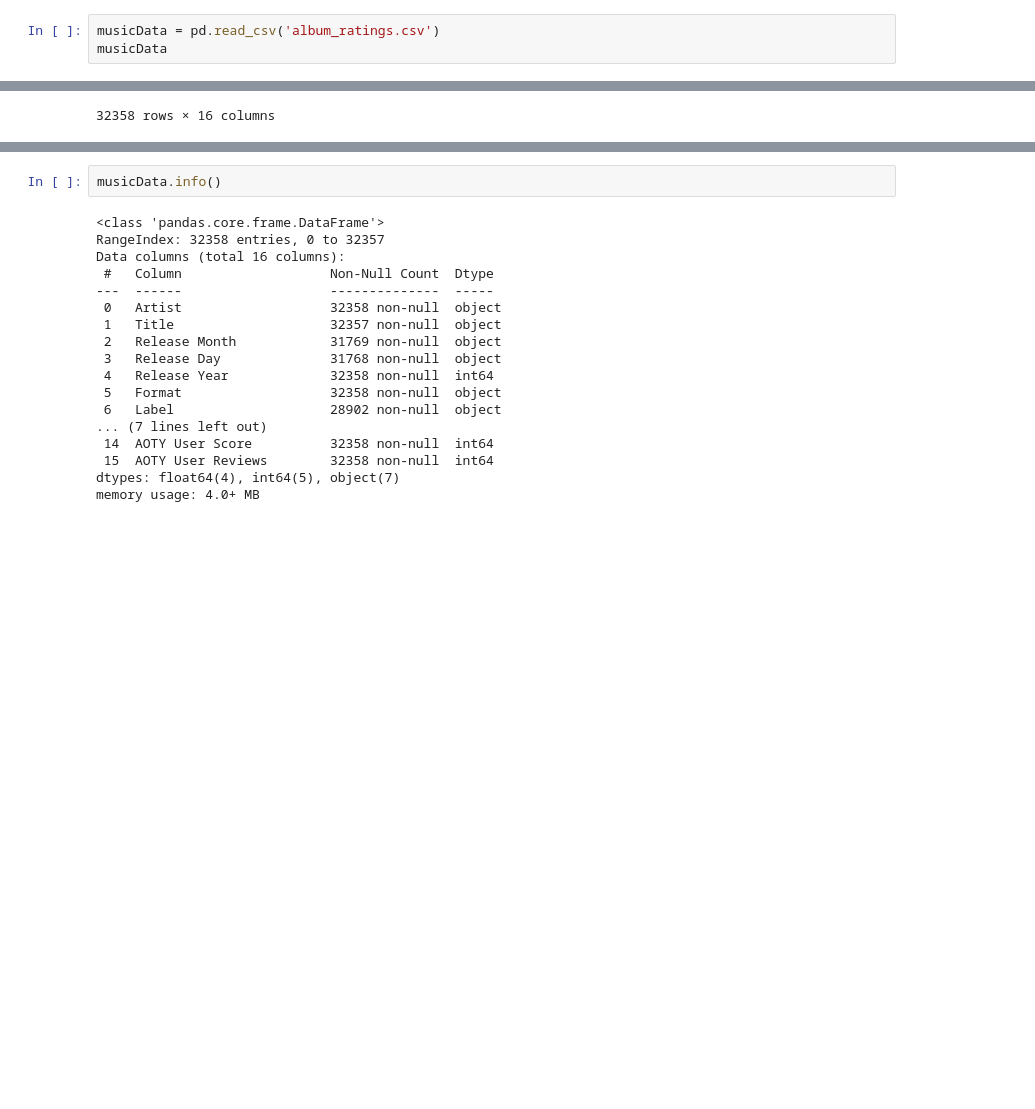
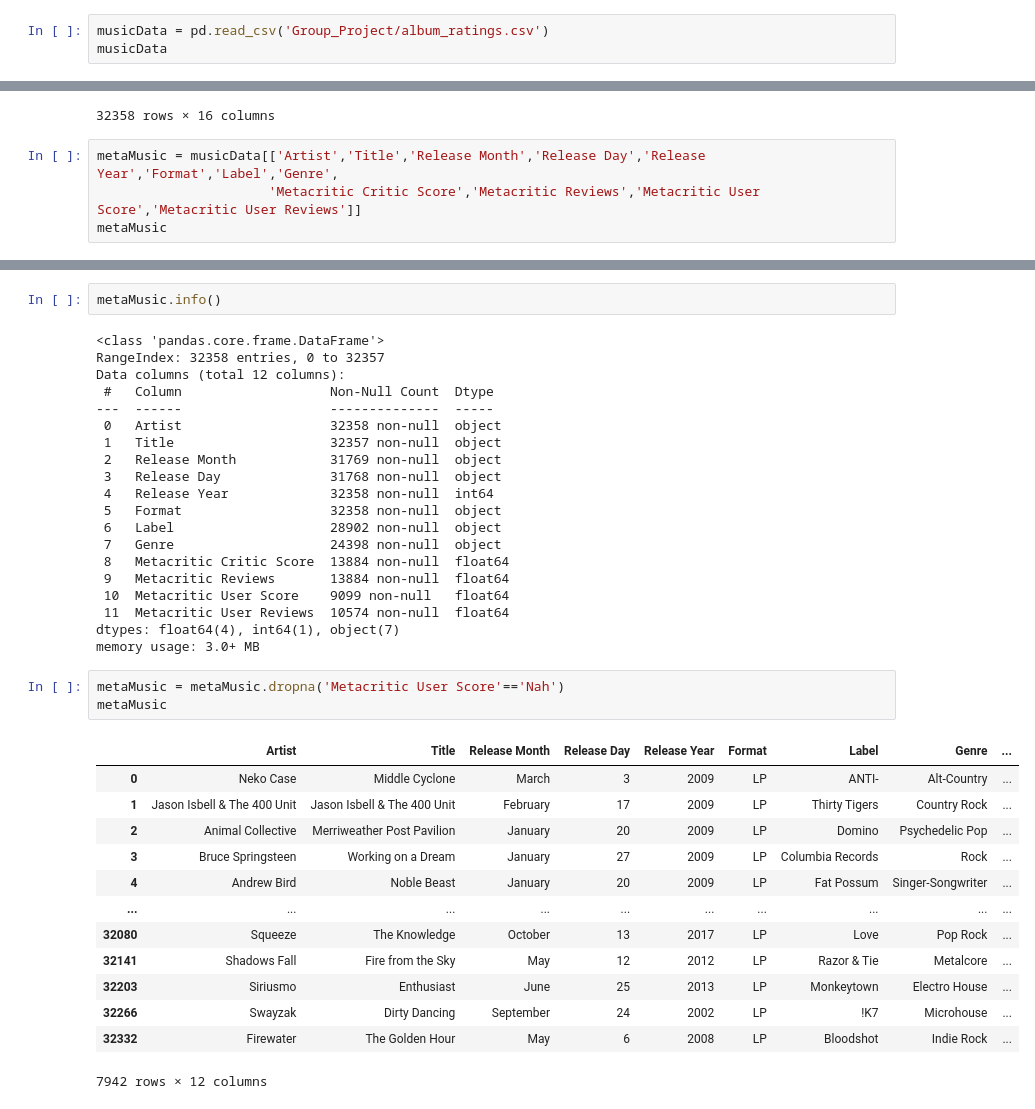
Before and after one commit to muzeeli/MGMT388_Jupyter-Group-Project, a Jupyter notebook: GroupProject.ipynb, the cells around one changed output, grey strips where cells are left out. Cells and saved outputs as stored; diff of their text form; blank space fills up the shorter version.

```diff
--- a/GroupProject.ipynb
+++ b/GroupProject.ipynb
@@ -22,5 +31,5 @@ import seaborn as sns
 # %%
-musicData = pd.read_csv('album_ratings.csv')
+musicData = pd.read_csv('Group_Project/album_ratings.csv')
 musicData
 # %% [output]
 |  | Artist | Title | Release Month | Release Day | Release Year | Format | Label | Genre | ... |
@@ -36,3 +45,7 @@ musicData
 | 32356 | Jeremy Ivey | Waiting out the Storm | October | 16 | 2020 | LP | ANTI- | NaN | ... |
 | 32357 | Delmer Darion | Morning Pageants | October | 16 | 2020 | LP | Practise | NaN | ... |
 32358 rows × 16 columns
+# %%
+metaMusic = musicData[['Artist','Title','Release Month','Release Day','Release Year','Format','Label','Genre',
+                      'Metacritic Critic Score','Metacritic Reviews','Metacritic User Score','Metacritic User Reviews']]
+metaMusic
@@ -39,9 +66,9 @@ musicData
 # %%
-musicData.info()
+metaMusic.info()
 # %% [output]
 <class 'pandas.core.frame.DataFrame'>
 RangeIndex: 32358 entries, 0 to 32357
-Data columns (total 16 columns):
+Data columns (total 12 columns):
  #   Column                   Non-Null Count  Dtype
 ---  ------                   --------------  -----
  0   Artist                   32358 non-null  object
@@ -51,8 +78,27 @@ Data columns (total 16 columns):
  4   Release Year             32358 non-null  int64
  5   Format                   32358 non-null  object
  6   Label                    28902 non-null  object
-... (7 lines left out)
- 14  AOTY User Score          32358 non-null  int64
- 15  AOTY User Reviews        32358 non-null  int64
-dtypes: float64(4), int64(5), object(7)
-memory usage: 4.0+ MB
+ 7   Genre                    24398 non-null  object
+ 8   Metacritic Critic Score  13884 non-null  float64
+ 9   Metacritic Reviews       13884 non-null  float64
+ 10  Metacritic User Score    9099 non-null   float64
+ 11  Metacritic User Reviews  10574 non-null  float64
+dtypes: float64(4), int64(1), object(7)
+memory usage: 3.0+ MB
+# %%
+metaMusic = metaMusic.dropna('Metacritic User Score'=='Nah')
+metaMusic
+# %% [output]
+|  | Artist | Title | Release Month | Release Day | Release Year | Format | Label | Genre | ... |
+| 0 | Neko Case | Middle Cyclone | March | 3 | 2009 | LP | ANTI- | Alt-Country | ... |
+| 1 | Jason Isbell & The 400 Unit | Jason Isbell & The 400 Unit | February | 17 | 2009 | LP | Thirty Tigers | Country Rock | ... |
+| 2 | Animal Collective | Merriweather Post Pavilion | January | 20 | 2009 | LP | Domino | Psychedelic Pop | ... |
+| 3 | Bruce Springsteen | Working on a Dream | January | 27 | 2009 | LP | Columbia Records | Rock | ... |
+| 4 | Andrew Bird | Noble Beast | January | 20 | 2009 | LP | Fat Possum | Singer-Songwriter | ... |
+| ... | ... | ... | ... | ... | ... | ... | ... | ... | ... |
+| 32080 | Squeeze | The Knowledge | October | 13 | 2017 | LP | Love | Pop Rock | ... |
+| 32141 | Shadows Fall | Fire from the Sky | May | 12 | 2012 | LP | Razor & Tie | Metalcore | ... |
+| 32203 | Siriusmo | Enthusiast | June | 25 | 2013 | LP | Monkeytown | Electro House | ... |
+| 32266 | Swayzak | Dirty Dancing | September | 24 | 2002 | LP | !K7 | Microhouse | ... |
+| 32332 | Firewater | The Golden Hour | May | 6 | 2008 | LP | Bloodshot | Indie Rock | ... |
+7942 rows × 12 columns
```
Also changed, not shown: parts of 8 cells of this notebook.
